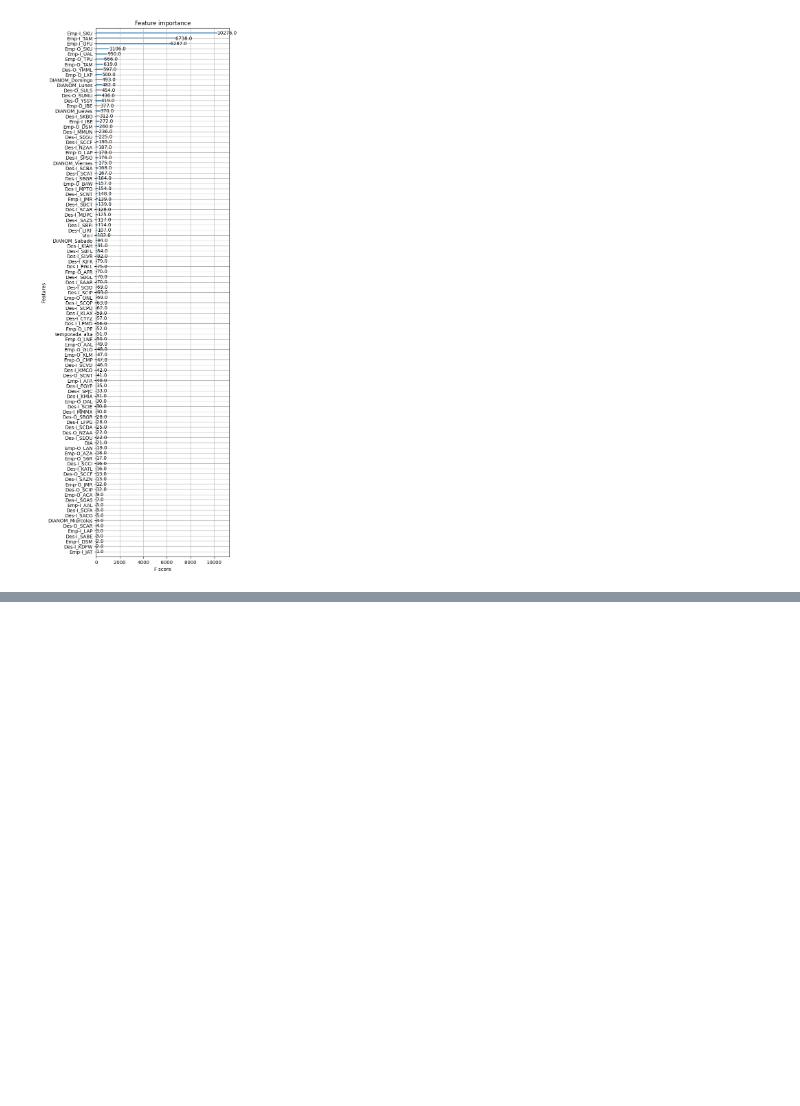
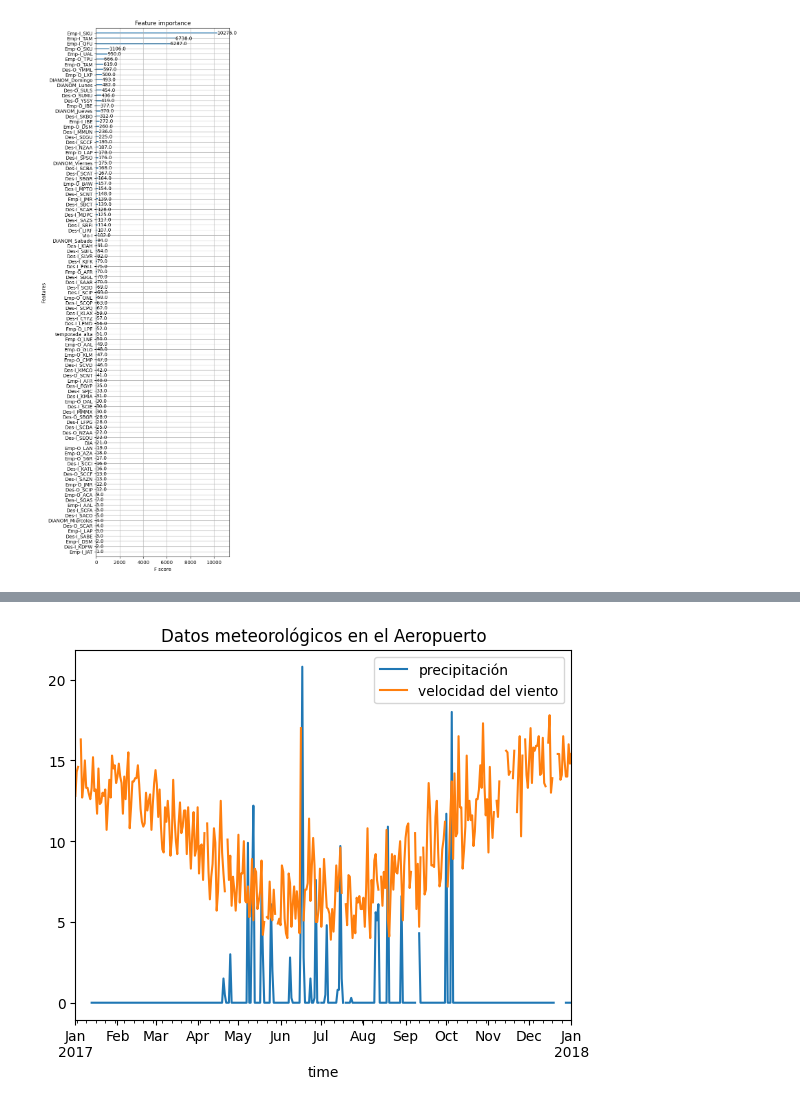
Before and after one commit to miguel-mf/challenge_ds_neuralworks, a Jupyter notebook: Challenge_Vuelos.ipynb, the cells around one changed output, grey strips where cells are left out. Saved outputs shown, nothing was run; the diff lists cells and outputs as text; code cells hidden in the pictures; blank space fills up the shorter version.

```diff
--- a/Challenge_Vuelos.ipynb
+++ b/Challenge_Vuelos.ipynb
@@ -487,0 +479,24 @@ Otras observaciones generales:
+# %%
+# Ejemplo para obtener datos historicos meteorológicos en el aeropuerto de Chile
+from datetime import datetime
+import matplotlib.pyplot as plt
+from meteostat import Point, Daily
+
+#Intervalo de tiempo
+start = datetime(2017, 1, 1)
+end = datetime(2018, 1, 1)
+
+#Coordenadas aeropuerto
+aeropuerto = Point(-33.391527, -70.791175, 474)
+
+#Obtenemos la data
+data = Daily(aeropuerto, start, end)
+data = data.fetch()
+
+#Graficamos precipitación y velocidad de viento
+data.plot(y=['prcp', 'wspd'])
+plt.legend(labels=['precipitación','velocidad del viento'])
+plt.title('Datos meteorológicos en el Aeropuerto')
+plt.show()
+# %% [output]
+[figure, added]
```
Also changed, not shown: parts of 4 cells of this notebook.
